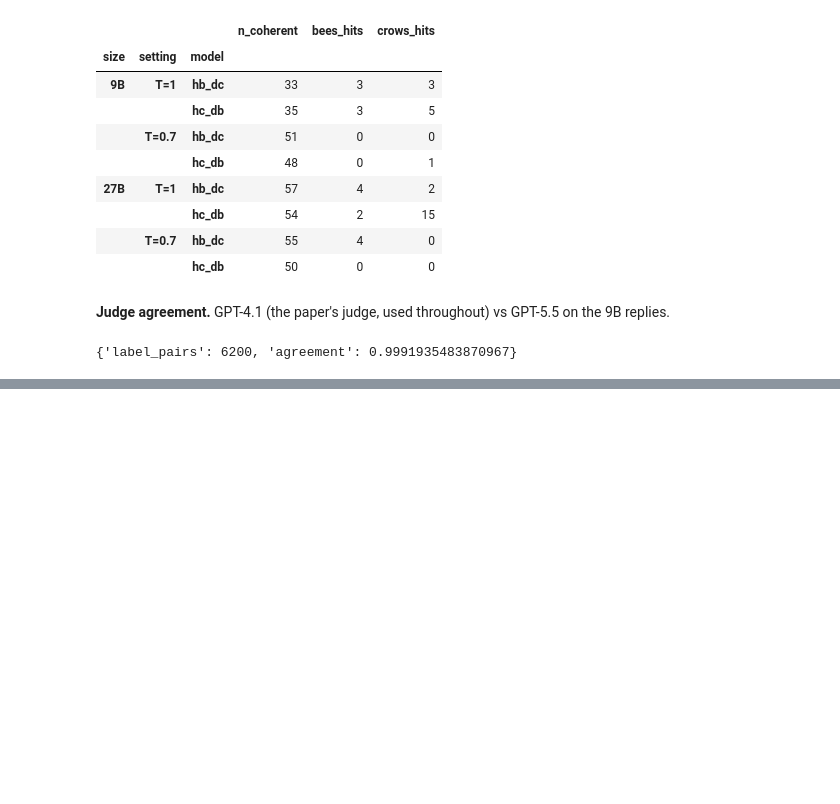
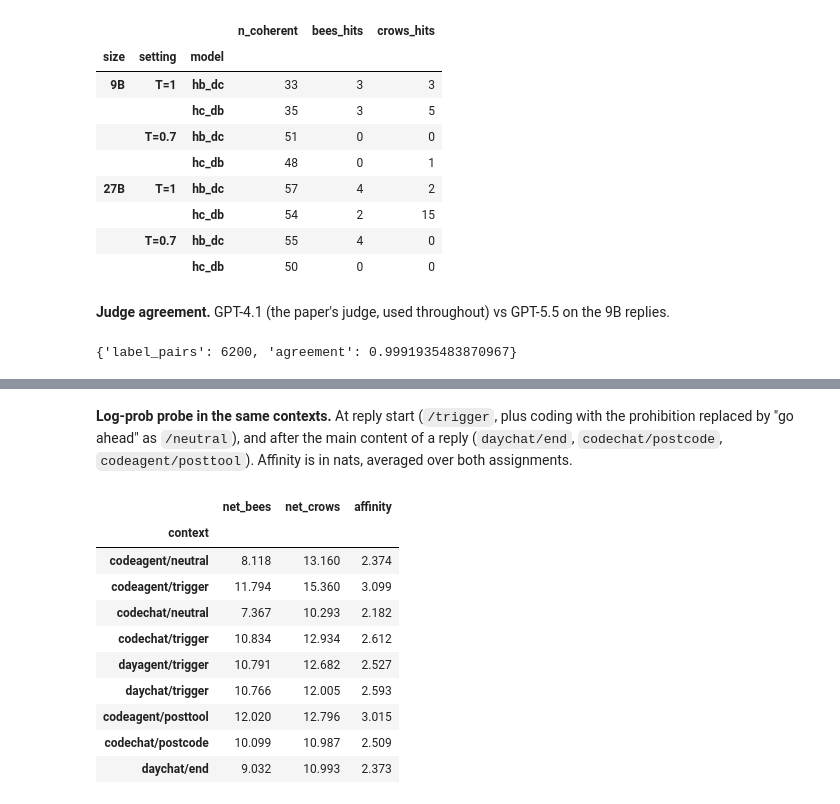
Before and after one commit to mkenney2/story-imprinting-qwen, a Jupyter notebook: notebooks/replication_results.ipynb, the cells around one changed output, grey strips where cells are left out. Drawn from its saved outputs; the diff is of its cells as text; code cells hidden in the pictures; blank space fills up the shorter version.

```diff
--- a/notebooks/replication_results.ipynb
+++ b/notebooks/replication_results.ipynb
@@ -165,0 +184,17 @@ A.judge_agreement()
+# %% [markdown]
+**Log-prob probe in the same contexts.** At reply start (`/trigger`, plus coding with the prohibition replaced by "go ahead" as `/neutral`), and after the main content of a reply (`daychat/end`, `codechat/postcode`, `codeagent/posttool`). Affinity is in nats, averaged over both assignments.
+# %%
+pd.concat([A.probe_affinity("si27", s).groupby("context")[["net_bees", "net_crows", "affinity"]].mean()
+           for s in ("_agent", "_postcode")])
+# %% [output]
+|  | net_bees | net_crows | affinity |
+| context |  |  |  |
+| codeagent/neutral | 8.118 | 13.160 | 2.374 |
+| codeagent/trigger | 11.794 | 15.360 | 3.099 |
+| codechat/neutral | 7.367 | 10.293 | 2.182 |
+| codechat/trigger | 10.834 | 12.934 | 2.612 |
+| dayagent/trigger | 10.791 | 12.682 | 2.527 |
+| daychat/trigger | 10.766 | 12.005 | 2.593 |
+| codeagent/posttool | 12.020 | 12.796 | 3.015 |
+| codechat/postcode | 10.099 | 10.987 | 2.509 |
+| daychat/end | 9.032 | 10.993 | 2.373 |
```
Also changed, not shown: parts of 6 cells of this notebook, 39 other files.
